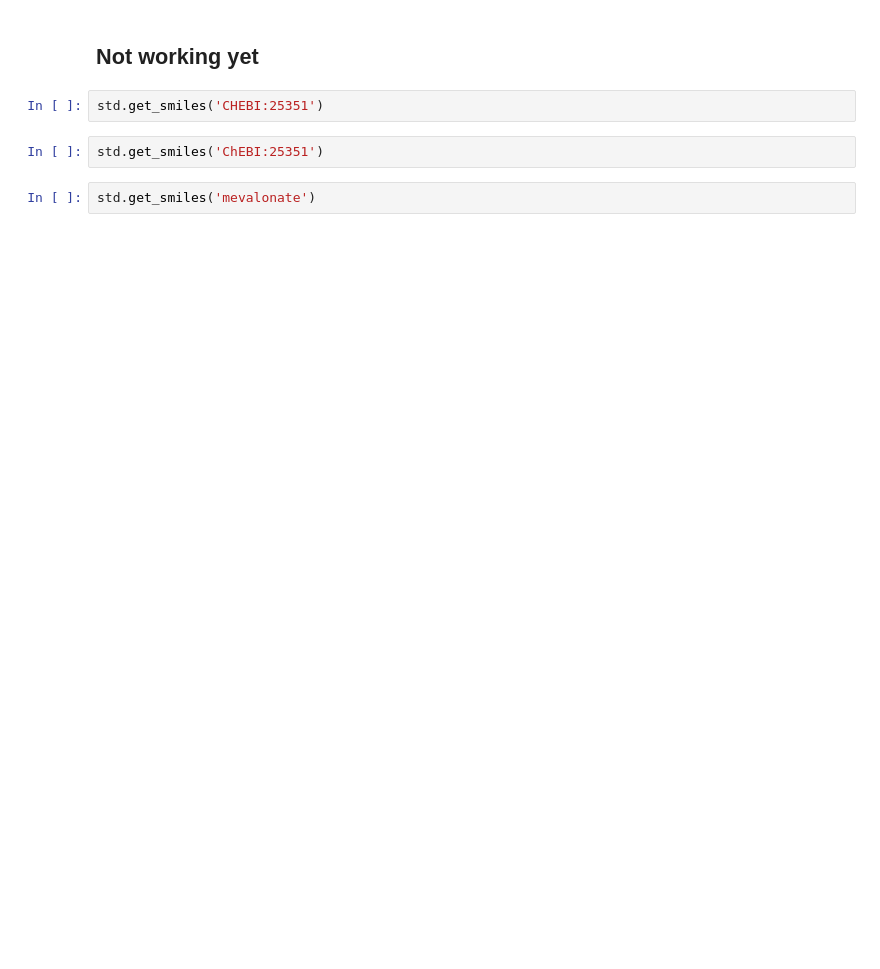
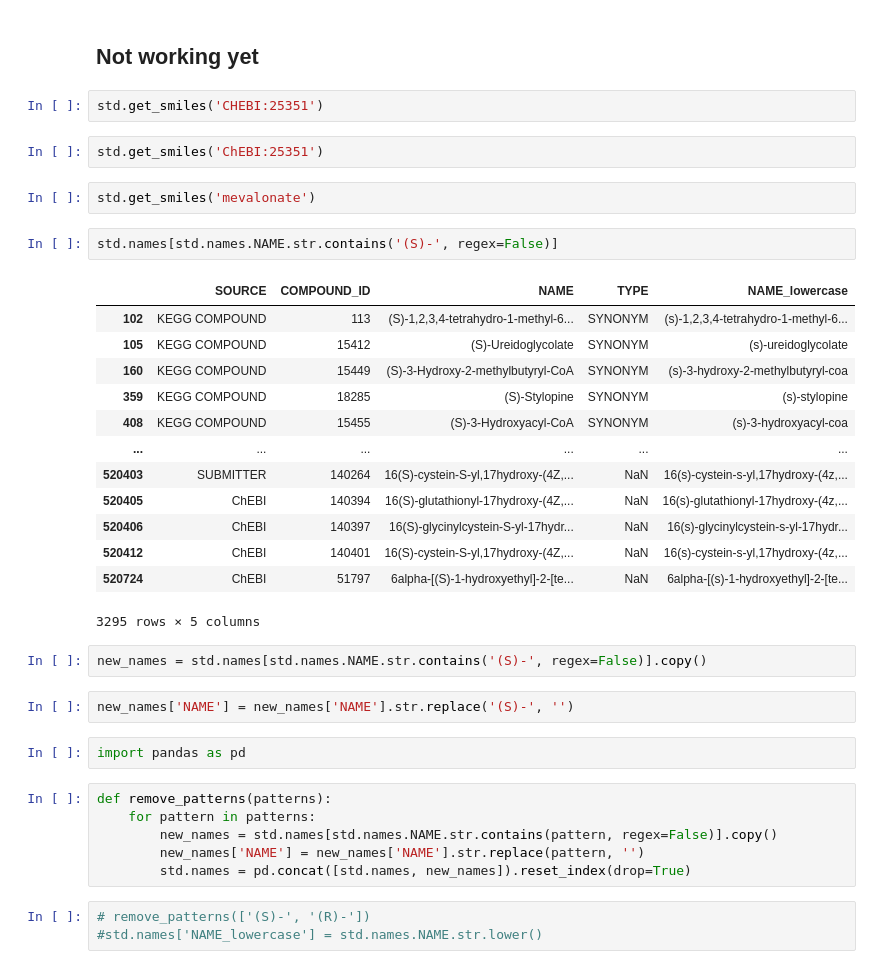
Before and after one commit to sorenwacker/chebi-tools, a Jupyter notebook: notebooks/ChEBIStandardizer.ipynb, the cells around one changed output. Drawn from its saved outputs; the diff is of its cells as text; blank space fills up the shorter version.

```diff
--- a/notebooks/ChEBIStandardizer.ipynb
+++ b/notebooks/ChEBIStandardizer.ipynb
@@ -132,3 +171,34 @@ std.get_smiles('CHEBI:25351')
 std.get_smiles('ChEBI:25351')
 # %%
 std.get_smiles('mevalonate')
+# %%
+std.names[std.names.NAME.str.contains('(S)-', regex=False)]
+# %% [output]
+|  | SOURCE | COMPOUND_ID | NAME | TYPE | NAME_lowercase |
+| 102 | KEGG COMPOUND | 113 | (S)-1,2,3,4-tetrahydro-1-methyl-6... | SYNONYM | (s)-1,2,3,4-tetrahydro-1-methyl-6... |
+| 105 | KEGG COMPOUND | 15412 | (S)-Ureidoglycolate | SYNONYM | (s)-ureidoglycolate |
+| 160 | KEGG COMPOUND | 15449 | (S)-3-Hydroxy-2-methylbutyryl-CoA | SYNONYM | (s)-3-hydroxy-2-methylbutyryl-coa |
+| 359 | KEGG COMPOUND | 18285 | (S)-Stylopine | SYNONYM | (s)-stylopine |
+| 408 | KEGG COMPOUND | 15455 | (S)-3-Hydroxyacyl-CoA | SYNONYM | (s)-3-hydroxyacyl-coa |
+| ... | ... | ... | ... | ... | ... |
+| 520403 | SUBMITTER | 140264 | 16(S)-cystein-S-yl,17hydroxy-(4Z,... | NaN | 16(s)-cystein-s-yl,17hydroxy-(4z,... |
+| 520405 | ChEBI | 140394 | 16(S)-glutathionyl-17hydroxy-(4Z,... | NaN | 16(s)-glutathionyl-17hydroxy-(4z,... |
+| 520406 | ChEBI | 140397 | 16(S)-glycinylcystein-S-yl-17hydr... | NaN | 16(s)-glycinylcystein-s-yl-17hydr... |
+| 520412 | ChEBI | 140401 | 16(S)-cystein-S-yl,17hydroxy-(4Z,... | NaN | 16(s)-cystein-s-yl,17hydroxy-(4z,... |
+| 520724 | ChEBI | 51797 | 6alpha-[(S)-1-hydroxyethyl]-2-[te... | NaN | 6alpha-[(s)-1-hydroxyethyl]-2-[te... |
+3295 rows × 5 columns
+# %%
+new_names = std.names[std.names.NAME.str.contains('(S)-', regex=False)].copy()
+# %%
+new_names['NAME'] = new_names['NAME'].str.replace('(S)-', '')
+# %%
+import pandas as pd
+# %%
+def remove_patterns(patterns):
+    for pattern in patterns:
+        new_names = std.names[std.names.NAME.str.contains(pattern, regex=False)].copy()
+        new_names['NAME'] = new_names['NAME'].str.replace(pattern, '')
+        std.names = pd.concat([std.names, new_names]).reset_index(drop=True)
+# %%
+# remove_patterns(['(S)-', '(R)-'])
+#std.names['NAME_lowercase'] = std.names.NAME.str.lower()
```
Also changed, not shown: parts of 12 cells of this notebook, 6 other files.
